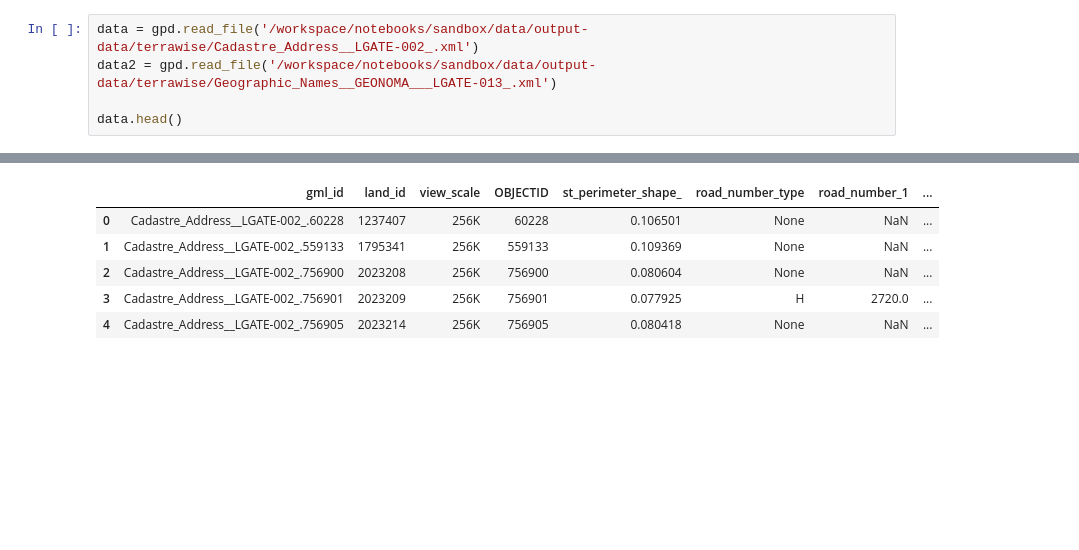
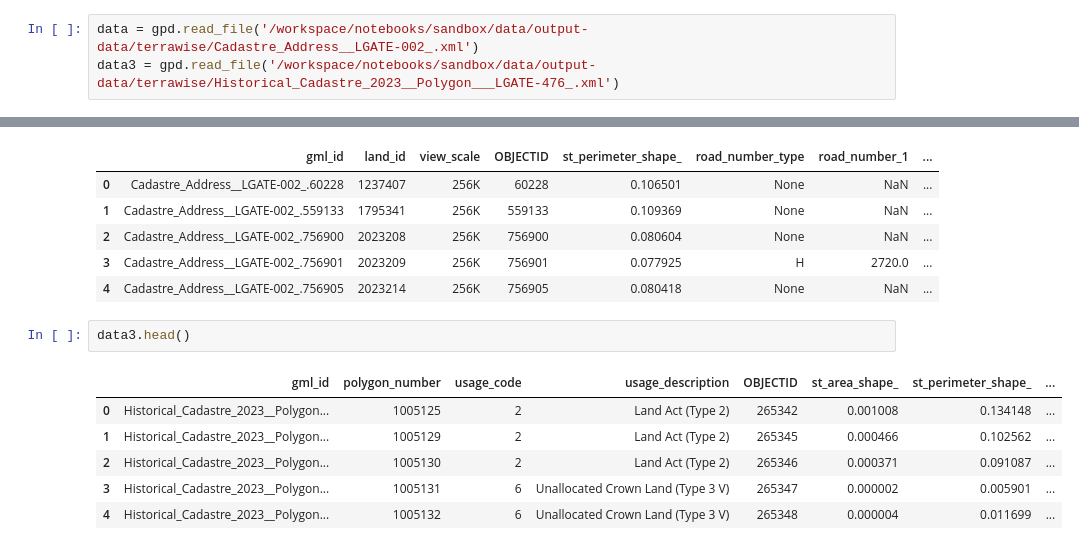
Before and after one commit to Sensand-AI/data-notebooks, a Jupyter notebook: notebooks/sandbox/cadastral/CPES-terrawise-investigation.ipynb, the cells around one changed output, grey strips where cells are left out. Cells and saved outputs as stored; diff of their text form; blank space fills up the shorter version.

Commit message:
tested several wfs services from landgate to find one with best attribute data

```diff
--- a/notebooks/sandbox/cadastral/CPES-terrawise-investigation.ipynb
+++ b/notebooks/sandbox/cadastral/CPES-terrawise-investigation.ipynb
@@ -208,5 +250,3 @@ out2.close()
 # %%
 data = gpd.read_file('/workspace/notebooks/sandbox/data/output-data/terrawise/Cadastre_Address__LGATE-002_.xml')
-data2 = gpd.read_file('/workspace/notebooks/sandbox/data/output-data/terrawise/Geographic_Names__GEONOMA___LGATE-013_.xml')
-
-data.head()
+data3 = gpd.read_file('/workspace/notebooks/sandbox/data/output-data/terrawise/Historical_Cadastre_2023__Polygon___LGATE-476_.xml')
@@ -235,3 +261,12 @@ data.head()
 | 2 | Cadastre_Address__LGATE-002_.756900 | 2023208 | 256K | 756900 | 0.080604 | None | NaN | ... |
 | 3 | Cadastre_Address__LGATE-002_.756901 | 2023209 | 256K | 756901 | 0.077925 | H | 2720.0 | ... |
 | 4 | Cadastre_Address__LGATE-002_.756905 | 2023214 | 256K | 756905 | 0.080418 | None | NaN | ... |
+# %%
+data3.head()
+# %% [output]
+|  | gml_id | polygon_number | usage_code | usage_description | OBJECTID | st_area_shape_ | st_perimeter_shape_ | ... |
+| 0 | Historical_Cadastre_2023__Polygon... | 1005125 | 2 | Land Act (Type 2) | 265342 | 0.001008 | 0.134148 | ... |
+| 1 | Historical_Cadastre_2023__Polygon... | 1005129 | 2 | Land Act (Type 2) | 265345 | 0.000466 | 0.102562 | ... |
+| 2 | Historical_Cadastre_2023__Polygon... | 1005130 | 2 | Land Act (Type 2) | 265346 | 0.000371 | 0.091087 | ... |
+| 3 | Historical_Cadastre_2023__Polygon... | 1005131 | 6 | Unallocated Crown Land (Type 3 V) | 265347 | 0.000002 | 0.005901 | ... |
+| 4 | Historical_Cadastre_2023__Polygon... | 1005132 | 6 | Unallocated Crown Land (Type 3 V) | 265348 | 0.000004 | 0.011699 | ... |
```
Also changed, not shown: parts of 12 cells of this notebook, 1 other file.
